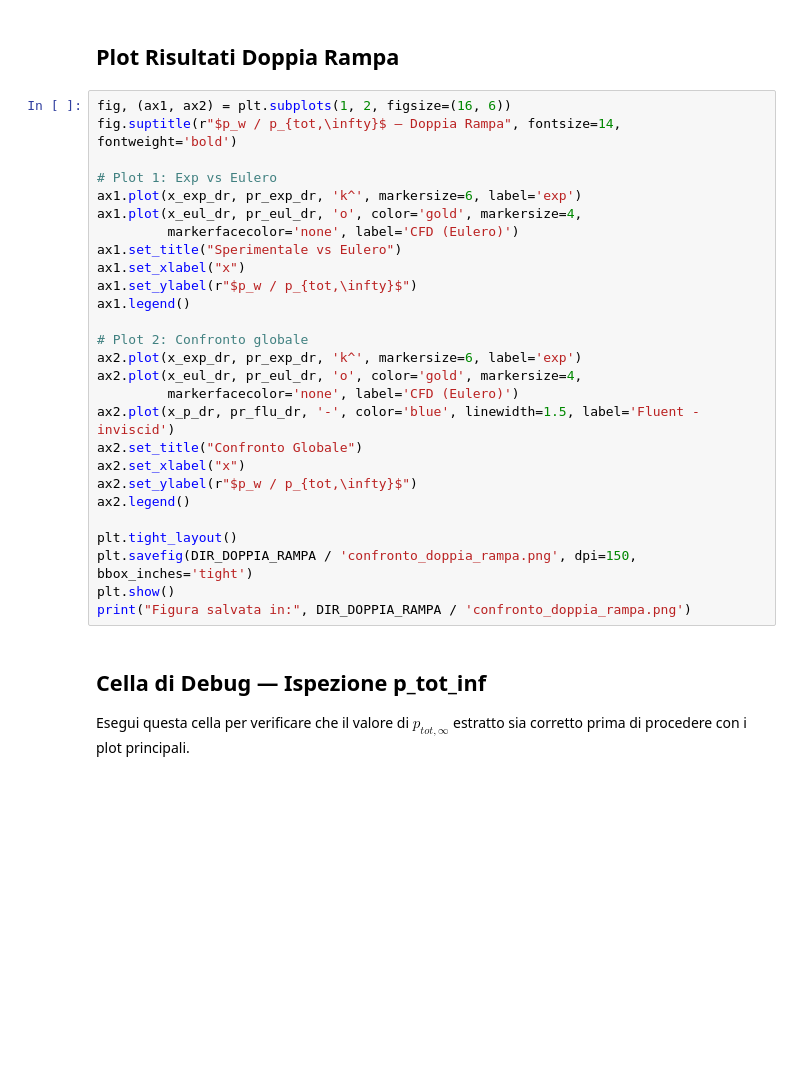
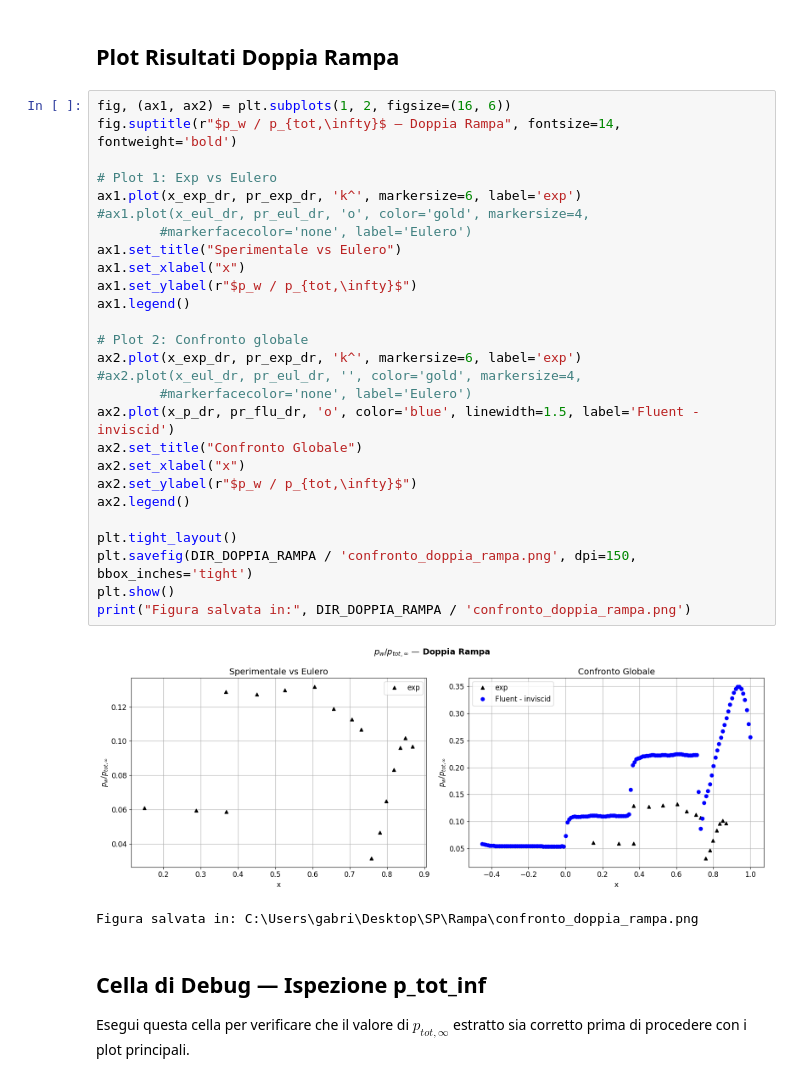
Before and after one commit to 293459/SP, a Jupyter notebook: Postprocessing/ConfrontoRisultati.ipynb, the cells around one changed output. Saved outputs shown, nothing was run; the diff lists cells and outputs as text; blank space fills up the shorter version.

```diff
--- a/Postprocessing/ConfrontoRisultati.ipynb
+++ b/Postprocessing/ConfrontoRisultati.ipynb
@@ -243,30 +246,33 @@ FileNotFoundError: C:\Users\gabri\Desktop\SP\Rampa\eulero_p_wall_p_tot.txt not f
 # %%
 fig, (ax1, ax2) = plt.subplots(1, 2, figsize=(16, 6))
 fig.suptitle(r"$p_w / p_{tot,\infty}$ — Doppia Rampa", fontsize=14, fontweight='bold')
 
 # Plot 1: Exp vs Eulero
 ax1.plot(x_exp_dr, pr_exp_dr, 'k^', markersize=6, label='exp')
-ax1.plot(x_eul_dr, pr_eul_dr, 'o', color='gold', markersize=4,
-         markerfacecolor='none', label='CFD (Eulero)')
+#ax1.plot(x_eul_dr, pr_eul_dr, 'o', color='gold', markersize=4,
+        #markerfacecolor='none', label='Eulero')
 ax1.set_title("Sperimentale vs Eulero")
 ax1.set_xlabel("x")
 ax1.set_ylabel(r"$p_w / p_{tot,\infty}$")
 ax1.legend()
 
 # Plot 2: Confronto globale
 ax2.plot(x_exp_dr, pr_exp_dr, 'k^', markersize=6, label='exp')
-ax2.plot(x_eul_dr, pr_eul_dr, 'o', color='gold', markersize=4,
-         markerfacecolor='none', label='CFD (Eulero)')
-ax2.plot(x_p_dr, pr_flu_dr, '-', color='blue', linewidth=1.5, label='Fluent - inviscid')
+#ax2.plot(x_eul_dr, pr_eul_dr, '', color='gold', markersize=4,
+        #markerfacecolor='none', label='Eulero')
+ax2.plot(x_p_dr, pr_flu_dr, 'o', color='blue', linewidth=1.5, label='Fluent - inviscid')
 ax2.set_title("Confronto Globale")
 ax2.set_xlabel("x")
 ax2.set_ylabel(r"$p_w / p_{tot,\infty}$")
 ax2.legend()
 
 plt.tight_layout()
 plt.savefig(DIR_DOPPIA_RAMPA / 'confronto_doppia_rampa.png', dpi=150, bbox_inches='tight')
 plt.show()
 print("Figura salvata in:", DIR_DOPPIA_RAMPA / 'confronto_doppia_rampa.png')
+# %% [output]
+[figure, added]
+Figura salvata in: C:\Users\gabri\Desktop\SP\Rampa\confronto_doppia_rampa.png
 # %% [markdown]
 ## Cella di Debug — Ispezione p_tot_inf
 
```
Also changed, not shown: parts of 2 cells of this notebook, 47 other files.
